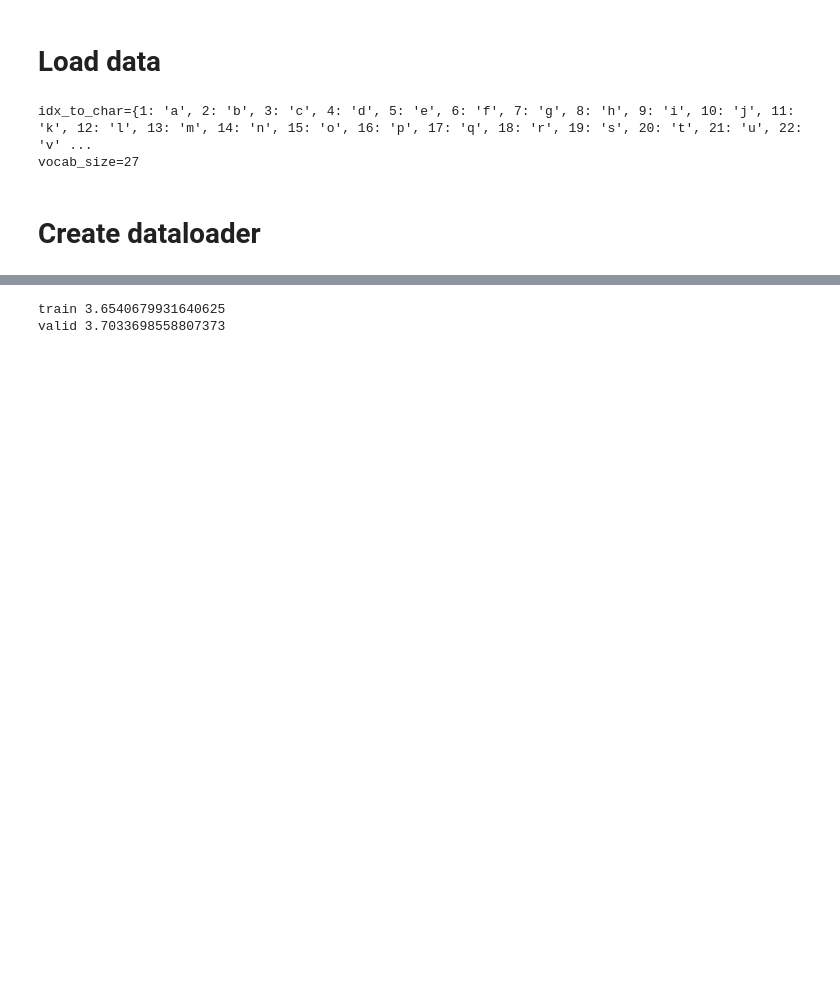
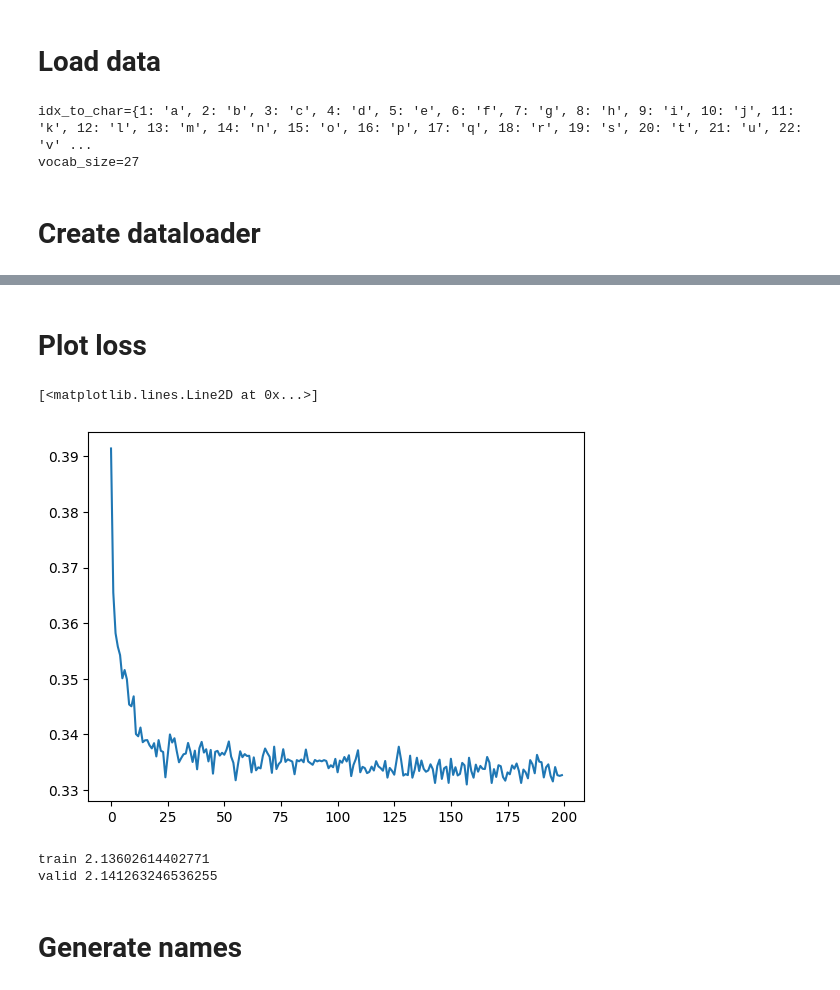
Before and after one commit to divakaivan/neural-network-from-scratch, a Jupyter notebook: neural_net_from_scratch.ipynb, the cells around one changed output, grey strips where cells are left out. Drawn from its saved outputs; the diff is of its cells as text; code cells hidden in the pictures; blank space fills up the shorter version.

```diff
--- a/neural_net_from_scratch.ipynb
+++ b/neural_net_from_scratch.ipynb
@@ -21,7 +9,8 @@ names.txt           100%[===================>] 222.80K  --.-KB/s    in 0.02s
 # %% [markdown]
 # Load data
 # %%
-file_path = 'names.txt'
+file_path = 'names_v2.txt'
+# https://www.kaggle.com/datasets/kaggle/us-baby-names?select=NationalNames.csv
 words = open(file_path, 'r').read().splitlines()
 chars = sorted(list(set(''.join(words))))
 char_to_idx = {char: idx+1 for idx, char in enumerate(chars)}
@@ -52,8 +41,11 @@ def build_dataset(words, char_to_idx, context_size=3):
   print(f'{X.shape=}, {Y.shape=}')
   return X, Y
 # %%
-context_size = 3
+context_size = 6
 train_size = 0.80
+
+random.seed(42)
+random.shuffle(words)
 split = int(train_size * len(words))
 X_train, y_train = build_dataset(words[:split], char_to_idx, context_size=context_size)
 X_valid, y_valid = build_dataset(words[split:], char_to_idx, context_size=context_size)
@@ -65,25 +57,19 @@ X.shape=torch.Size([34068, 3]), Y.shape=torch.Size([34068])
 # %%
-emb_size = 10
-hidden_size = 200
+emb_size = 64
+hidden_size = 256
 
-generator = torch.Generator().manual_seed(999)
+generator = torch.Generator().manual_seed(2147483647)
 char_emb = torch.randn((vocab_size, emb_size), generator=generator)
 # Layer 1
 W1 = torch.randn((emb_size * context_size, hidden_size), generator=generator) * (5/3)/((emb_size * context_size)**0.5)
 b1 = torch.randn(hidden_size, generator=generator) * 0.1
 # Layer 2
-W2 = torch.randn((hidden_size, hidden_size), generator=generator) * 0.1
-b2 = torch.randn(hidden_size, generator=generator) * 0.1
-# Layer 3
-# W3 = torch.randn((hidden_size, vocab_size), generator=generator) * 0.1
-# b3 = torch.randn(vocab_size, generator=generator) * 0.1
-# Batch Norm params
-batch_norm_scale_1 = torch.randn((1, hidden_size)) * 0.1 + 1.0
-batch_norm_shift_1 = torch.randn((1, hidden_size)) * 0.1
+W2 = torch.randn((hidden_size, vocab_size), generator=generator) * 0.1
+b2 = torch.randn(vocab_size, generator=generator) * 0.1
+# Batch Norm
+batch_norm_scale = torch.randn((1, hidden_size)) * 0.1 + 1.0
+batch_norm_shift = torch.randn((1, hidden_size)) * 0.1
 
-# batch_norm_scale_2 = torch.randn((1, hidden_size)) * 0.1 + 1.0
-# batch_norm_shift_2 = torch.randn((1, hidden_size)) * 0.1
-
-parameters = [char_emb, W1, b1, W2, b2, batch_norm_scale_1, batch_norm_shift_1]
+parameters = [char_emb, W1, b1, W2, b2, batch_norm_scale, batch_norm_shift]
 print(f'# of params: {sum(param.nelement() for param in parameters):,}')
 # %% [output]
@@ -218,3 +170,10 @@ with torch.no_grad():
+# %% [markdown]
+# Plot loss
+# %%
+plt.plot(torch.tensor(lossi).view(-1, 1000).mean(1))
+# %% [output]
+[<matplotlib.lines.Line2D at 0x...>]
+[figure, added]
 # %%
 # calibrate the batch norm at the end of training
 with torch.no_grad():
@@ -237,23 +191,20 @@ def split_loss(split):
   }[split]
   emb = char_emb[X]
   flatten_emb = emb.view(emb.shape[0], -1)
-  Z_1 = flatten_emb @ W1 + b1
-  Z_1 = batch_norm_scale_1 * (Z_1 - batch_norm_mean_1) * (batch_norm_var_1 + 1e-5)**-0.5 + batch_norm_shift_1
-  # A_1 = np.maximum(alpha*Z_1, Z_1)
-  A_1 = torch.tanh(Z_1)
-  Z_2 = A_1 @ W2 + b2
-  Z_2 = batch_norm_scale_2 * (Z_2 - batch_norm_mean_2) * (batch_norm_var_2 + 1e-5)**-0.5 + batch_norm_shift_2
-  # A_2 = np.maximum(alpha*Z_2, Z_2)
-  A_2 = torch.tanh(Z_2)
-  logits = A_2 @ W3 + b3
+  Z = flatten_emb @ W1 + b1
+  Z = batch_norm_scale * (Z - batch_norm_mean) * (batch_norm_var + 1e-5)**-0.5 + batch_norm_shift
+  A = torch.tanh(Z)
+  logits = A @ W2 + b2
   loss = F.cross_entropy(logits, y)
   print(split, loss.item())
 
 split_loss('train')
 split_loss('valid')
 # %% [output]
-train 3.6540679931640625
-valid 3.7033698558807373
+train 2.13602614402771
+valid 2.141263246536255
+# %% [markdown]
+# Generate names
 # %%
 generator = torch.Generator()
 
```
Also changed, not shown: parts of 9 cells of this notebook, 1 other file.
